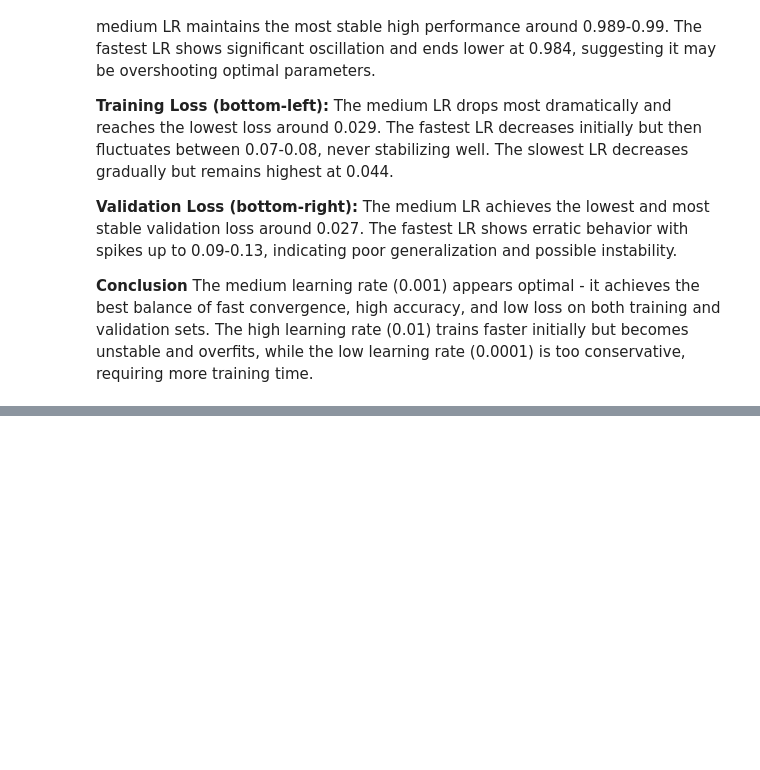
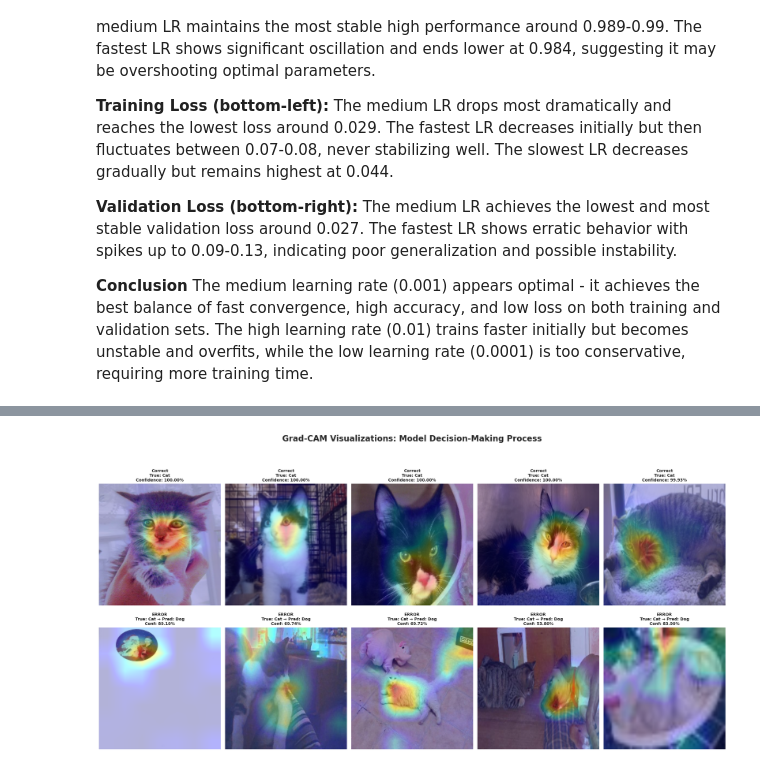
Before and after one commit to aleksiyasolovyova-arch/Dl-cats-dogs, a Jupyter notebook: Notebook.ipynb, the cells around one changed output, grey strips where cells are left out. Saved outputs shown, nothing was run; the diff lists cells and outputs as text; code cells hidden in the pictures; blank space fills up the shorter version.

Commit message:
Grad-CAM

```diff
--- a/Notebook.ipynb
+++ b/Notebook.ipynb
@@ -573,5 +581,5 @@ To tune the *learning rate* hyperparameter, I performed a sensitivity analysis b
 # %%
-learning_rates = [0.0001, 0.001, 0.01]
+learning_rates = [0.0001, 0.001, 0.005, 0.01]
 
 criterion = nn.CrossEntropyLoss()
 
@@ -646,0 +660,18 @@ except Exception as e:
+# %%
+def visualize_gradcam(img_path, heatmap, title, ax):
+        # Read and preprocess image
+    img = cv2.imread(img_path)
+    img = cv2.cvtColor(img, cv2.COLOR_BGR2RGB)
+    img = cv2.resize(img, (224, 224))
+
+    heatmap = cv2.resize(heatmap, (224, 224))
+    heatmap = np.uint8(255 * heatmap)
+    heatmap = cv2.applyColorMap(heatmap, cv2.COLORMAP_JET)
+    heatmap = cv2.cvtColor(heatmap, cv2.COLOR_BGR2RGB)
+
+    superimposed_img = heatmap * 0.3 + img * 0.7
+    superimposed_img = superimposed_img / np.max(superimposed_img)
+
+    ax.imshow(superimposed_img)
+    ax.set_title(title, fontsize=10, fontweight='bold')
+    ax.axis('off')
@@ -646,0 +742,31 @@ except Exception as e:
+# %%
+all_samples = correct_samples + error_samples
+
+#used ai for vizualization
+fig, axes = plt.subplots(2, 5, figsize=(22, 11))
+fig.suptitle('Grad-CAM Visualizations: Model Decision-Making Process',
+             fontsize=20, fontweight='bold', y=1.05)
+
+axes_flat = axes.flatten()
+
+for idx, sample in enumerate(all_samples):
+    baseline_model.zero_grad()
+    heatmap, pred_idx = cam.generate_heatmap(sample['input'], class_idx=sample['pred_label'])
+
+    true_class = CLASS_NAMES[sample['true_label']]
+    pred_class = CLASS_NAMES[sample['pred_label']]
+    confidence = sample['confidence']
+
+    if sample['true_label'] == sample['pred_label']:
+        title = f"Correct\nTrue: {true_class}\nConfidence: {confidence:.2%}"
+        status = "correct"
+    else:
+        title = f"ERROR\nTrue: {true_class} → Pred: {pred_class}\nConf: {confidence:.2%}"
+        status = "error"
+
+    visualize_gradcam(sample['path'], heatmap, title, axes_flat[idx])
+
+plt.tight_layout()
+plt.show()
+# %% [output]
+[figure, added]
```
Also changed, not shown: parts of 25 cells of this notebook.
